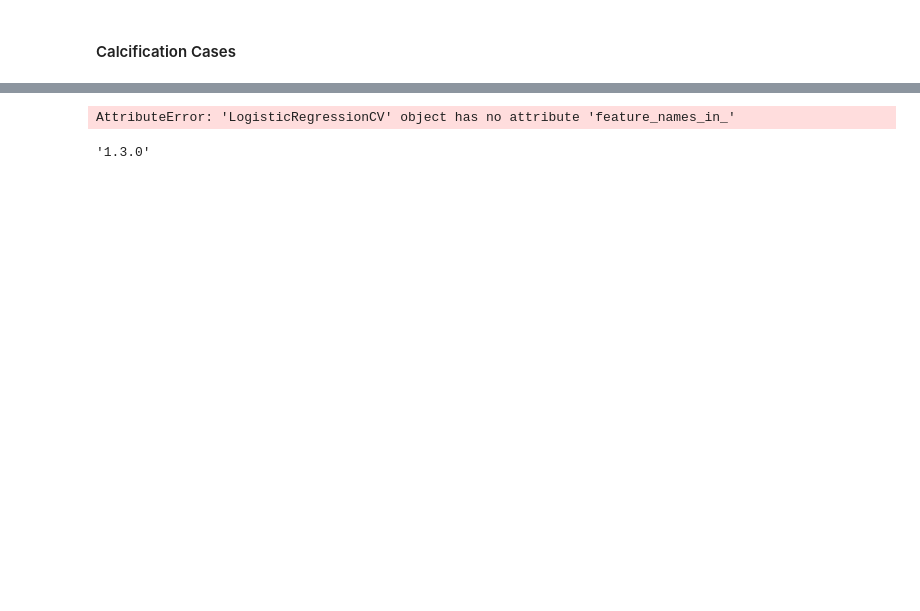
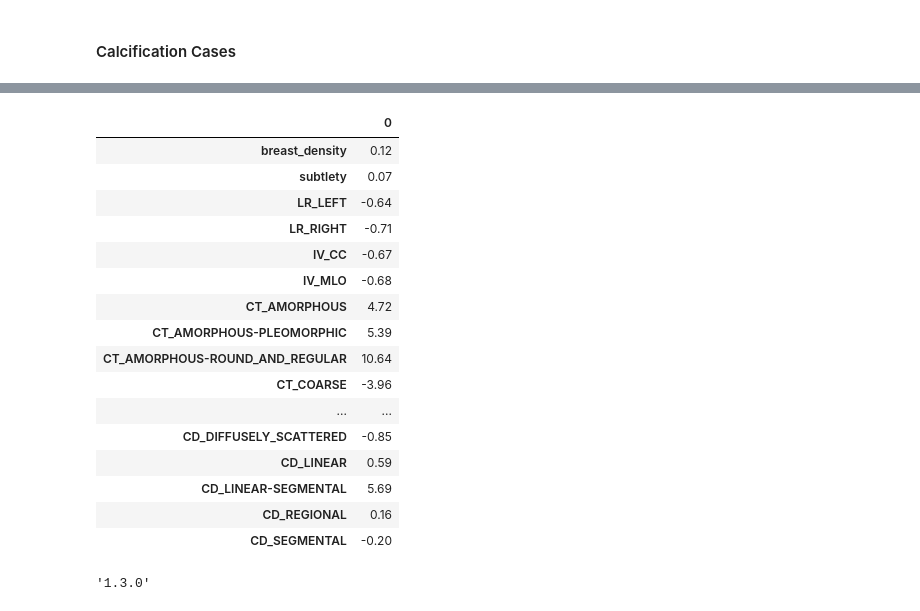
Before and after one commit to john-james-ai/BreastCancerDetection, a Jupyter notebook: _sources/content/06_eda.ipynb, the cells around one changed output, grey strips where cells are left out. Drawn from its saved outputs; the diff is of its cells as text; code cells hidden in the pictures; blank space fills up the shorter version.

```diff
--- a/_sources/content/06_eda.ipynb
+++ b/_sources/content/06_eda.ipynb
@@ -790,5 +785,6 @@ X_test.head()
 # %%
-clf = LogisticRegressionCV(cv=5, random_state=5).fit(X=X_train, y=y_train)
+clf = LogisticRegressionCV(Cs=10,max_iter=1000, n_jobs=12, cv=5, random_state=5, scoring='accuracy').fit(X=X_train, y=y_train)
 y_hat = clf.predict(X=X_test)
-classification_report(y_true=y_test.values, y_pred=y_hat)
+clf.score(X_test, y_test)
+print(classification_report(y_true=y_test, y_pred=y_hat))
 # %% [output]
@@ -796,8 +800,24 @@ classification_report(y_true=y_test.values, y_pred=y_hat)
 # %%
 df_coef = pd.DataFrame(data=clf.coef_, columns=clf.feature_names_in_)
-df_coef
+df_coef.T
 # %% [output]
-AttributeError: 'LogisticRegressionCV' object has no attribute 'feature_names_in_'
+|  | 0 |
+| breast_density | 0.12 |
+| subtlety | 0.07 |
+| LR_LEFT | -0.64 |
+| LR_RIGHT | -0.71 |
+| IV_CC | -0.67 |
+| IV_MLO | -0.68 |
+| CT_AMORPHOUS | 4.72 |
+| CT_AMORPHOUS-PLEOMORPHIC | 5.39 |
+| CT_AMORPHOUS-ROUND_AND_REGULAR | 10.64 |
+| CT_COARSE | -3.96 |
+| ... | ... |
+| CD_DIFFUSELY_SCATTERED | -0.85 |
+| CD_LINEAR | 0.59 |
+| CD_LINEAR-SEGMENTAL | 5.69 |
+| CD_REGIONAL | 0.16 |
+| CD_SEGMENTAL | -0.20 |
 # %%
 import sklearn
 sklearn.__version__
```
Also changed, not shown: parts of 4 cells of this notebook, 3 other files.
